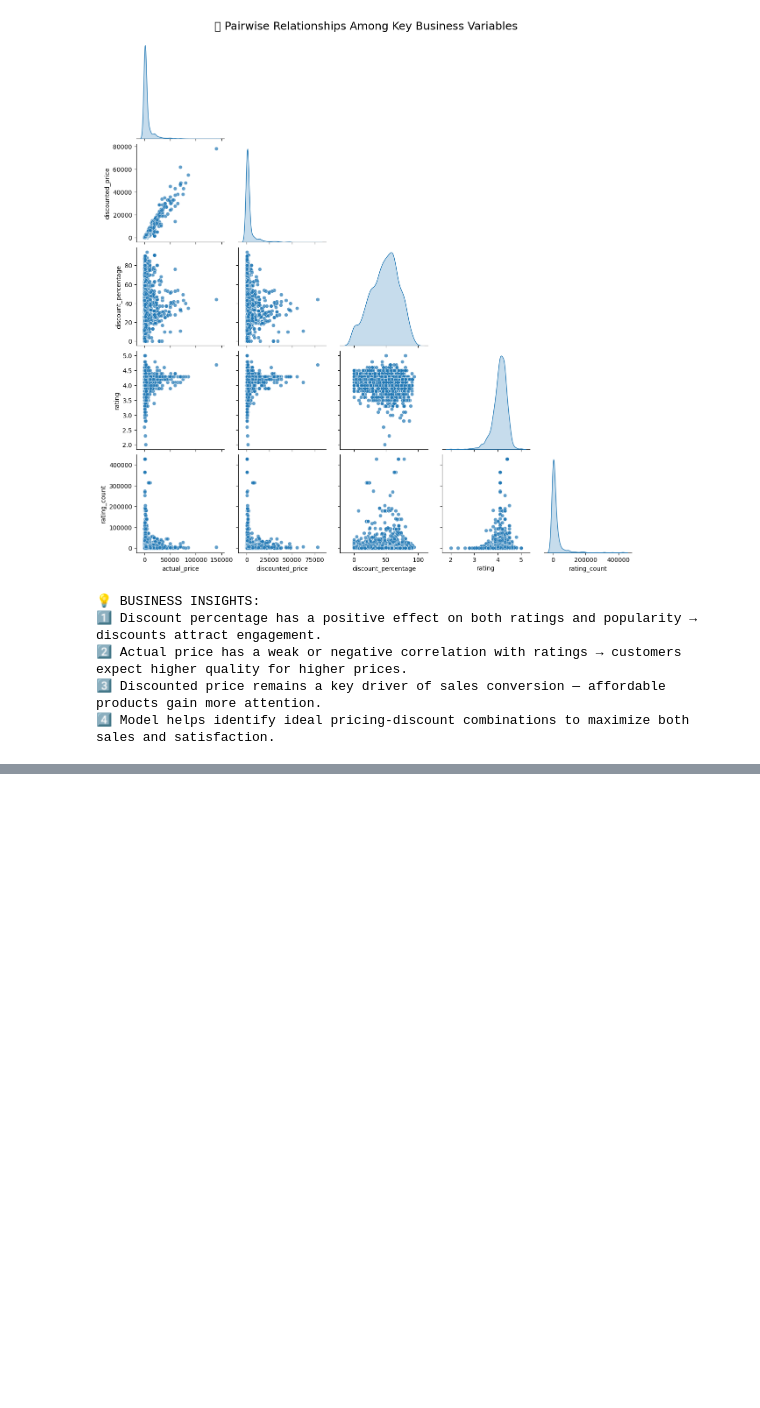
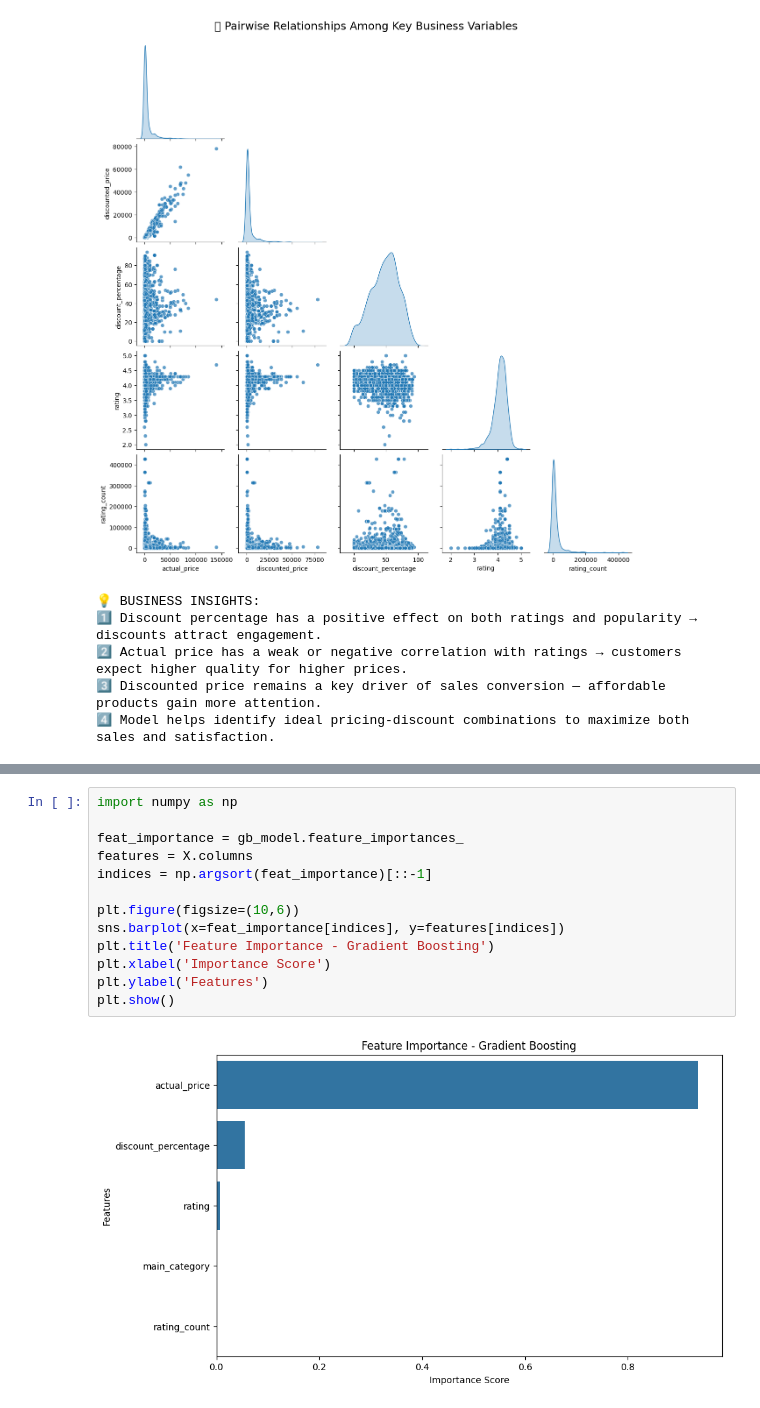
Before and after one commit to yuna639/Covid_19, a Jupyter notebook: ML_Model.ipynb, the cells around one changed output, grey strips where cells are left out. Cells and saved outputs as stored; diff of their text form; blank space fills up the shorter version.

```diff
--- a/ML_Model.ipynb
+++ b/ML_Model.ipynb
@@ -185,0 +295,15 @@ RMSE: 45015.1289
+# %%
+import numpy as np
+
+feat_importance = gb_model.feature_importances_
+features = X.columns
+indices = np.argsort(feat_importance)[::-1]
+
+plt.figure(figsize=(10,6))
+sns.barplot(x=feat_importance[indices], y=features[indices])
+plt.title('Feature Importance - Gradient Boosting')
+plt.xlabel('Importance Score')
+plt.ylabel('Features')
+plt.show()
+# %% [output]
+[figure, added]
```
Also changed, not shown: parts of 8 cells of this notebook.
